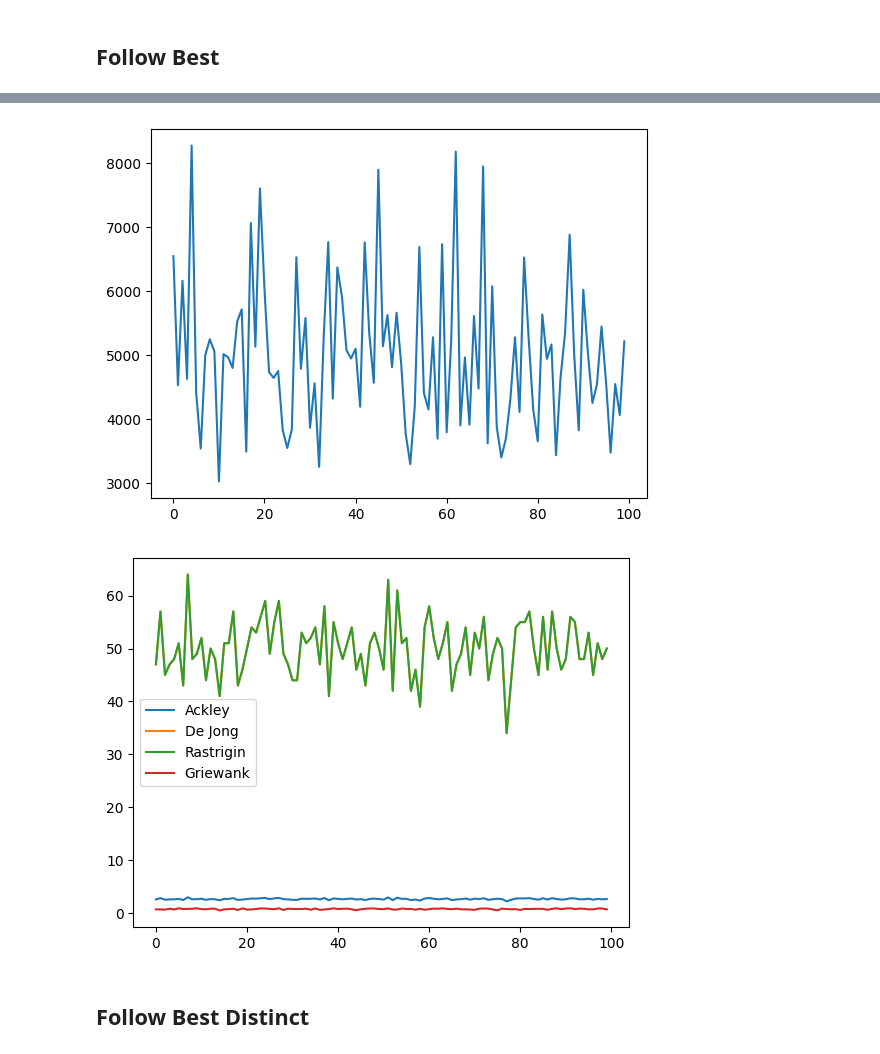
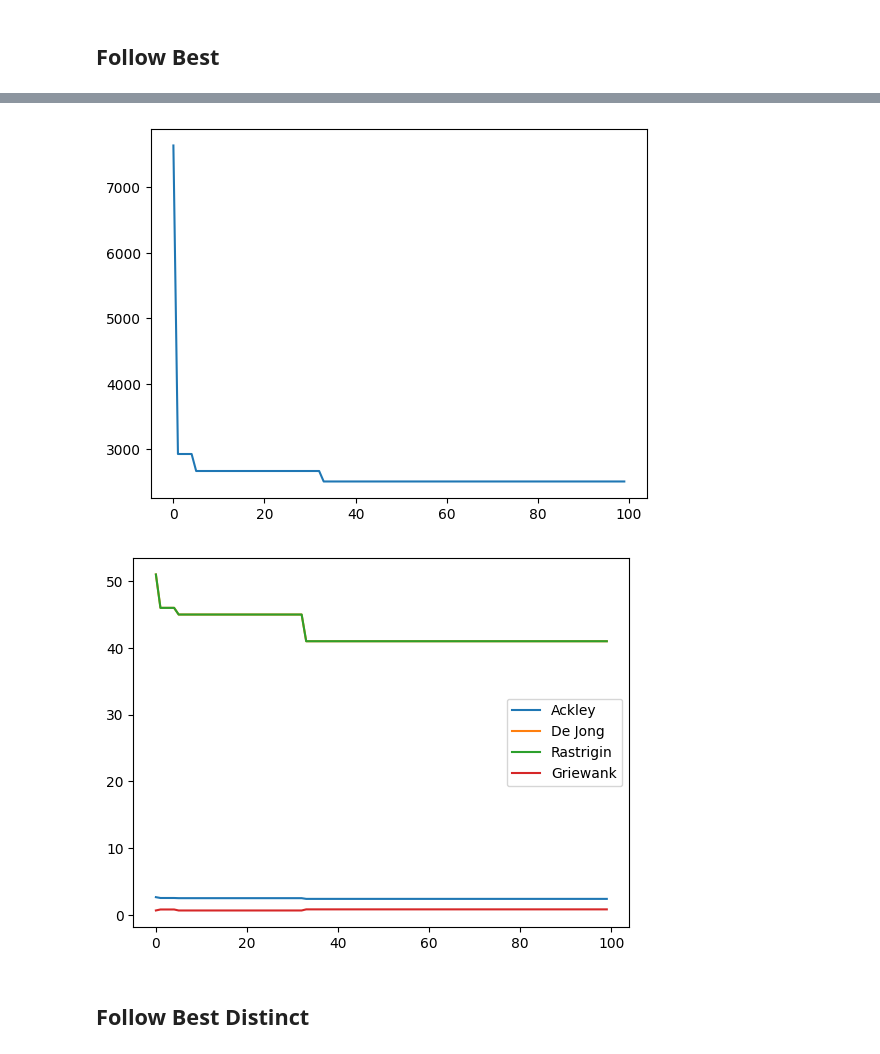
Before and after one commit to bogumilap/TOPSIS-LABS, a Jupyter notebook: results.ipynb, the cells around one changed output, grey strips where cells are left out. Drawn from its saved outputs; the diff is of its cells as text; code cells hidden in the pictures.

Commit message:
fix obtaining algorithms results

```diff
--- a/results.ipynb
+++ b/results.ipynb
@@ -447,0 +65,4 @@ Computing time: 0.08474206924438477
+# %%
+follow_best_benchmarks_observer = BenchmarksObserver()
+follow_best_fitness_observer = FitnessObserver()
+run_genetic_algorithm(FollowBestGA, 0.5, observers=[follow_best_benchmarks_observer, follow_best_fitness_observer])
@@ -448,9 +92,14 @@ Computing time: 0.08474206924438477
 # %%
+follow_best_fitness = follow_best_fitness_observer.fitness
 plt.plot(iterations, follow_best_fitness)
 plt.show()
 # %% [output]
-[figure, old version]
+[figure, new version]
 # %%
+follow_best_benchmarks_ackley = follow_best_benchmarks_observer.benchmark_ackley
+follow_best_benchmarks_de_jong = follow_best_benchmarks_observer.benchmark_de_jong
+follow_best_benchmarks_rastrigin = follow_best_benchmarks_observer.benchmark_rastrigin
+follow_best_benchmarks_griewank = follow_best_benchmarks_observer.benchmark_griewank
 plt.plot(iterations, follow_best_benchmarks_ackley, label="Ackley")
 plt.plot(iterations, follow_best_benchmarks_de_jong, label="De Jong")
 plt.plot(iterations, follow_best_benchmarks_rastrigin, label="Rastrigin")
@@ -458,7 +107,7 @@ plt.plot(iterations, follow_best_benchmarks_griewank, label="Griewank")
 plt.legend()
 plt.show()
 # %% [output]
-[figure, old version]
+[figure, new version]
 # %% [markdown]
 ## Follow Best Distinct
 # %%
```
Also changed, not shown: parts of 23 cells of this notebook, 4 other files.
